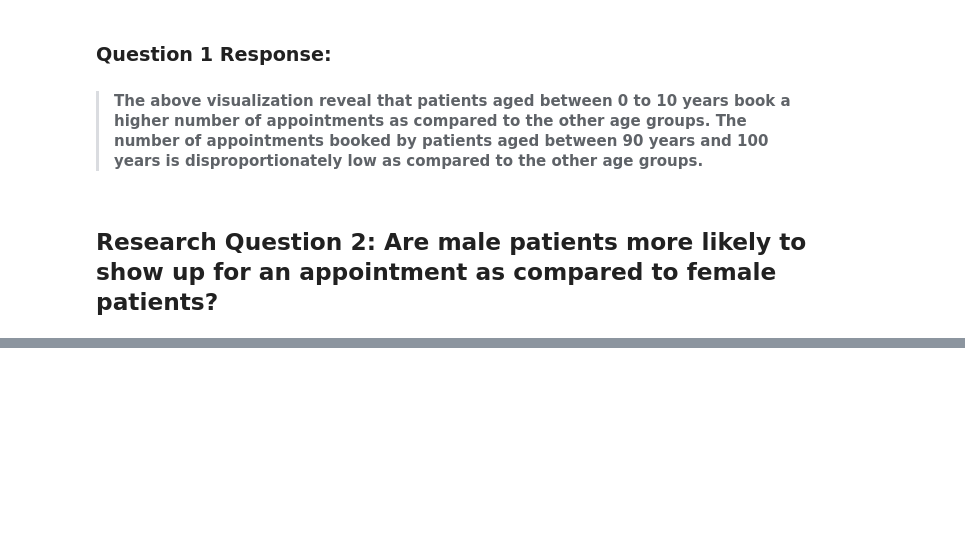
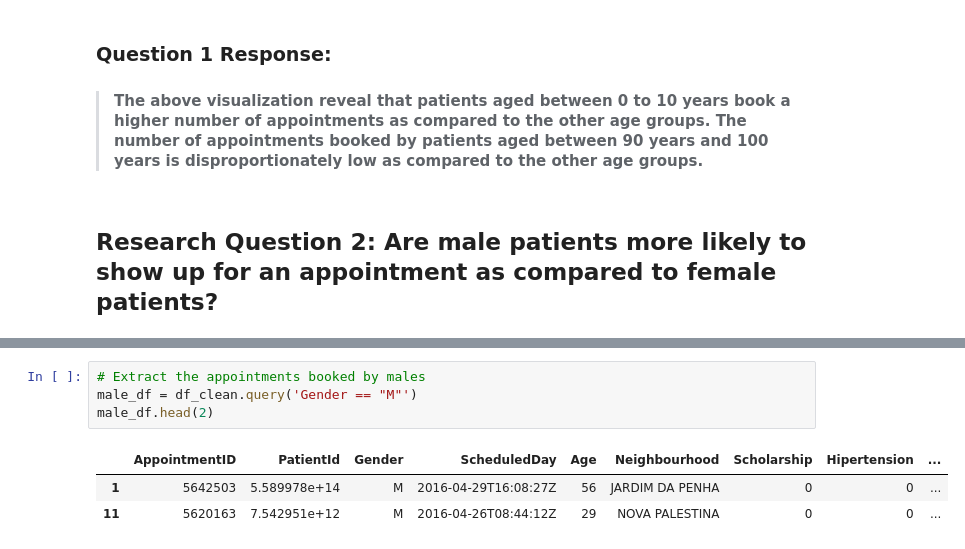
Before and after one commit to Kevson1/Doctor-s-Appointment-Case-Study, a Jupyter notebook: Appointments.ipynb, the cells around one changed output, grey strips where cells are left out. Cells and saved outputs as stored; diff of their text form; blank space fills up the shorter version.

Commit message:
Creates two separate data frames for the male and female patients to address the research question 2

```diff
--- a/Appointments.ipynb
+++ b/Appointments.ipynb
@@ -252,0 +261,8 @@ plt.ylabel('Frequency');
+# %%
+# Extract the appointments booked by males
+male_df = df_clean.query('Gender == "M"')
+male_df.head(2)
+# %% [output]
+|  | AppointmentID | PatientId | Gender | ScheduledDay | Age | Neighbourhood | Scholarship | Hipertension | ... |
+| 1 | 5642503 | 5.589978e+14 | M | 2016-04-29T16:08:27Z | 56 | JARDIM DA PENHA | 0 | 0 | ... |
+| 11 | 5620163 | 7.542951e+12 | M | 2016-04-26T08:44:12Z | 29 | NOVA PALESTINA | 0 | 0 | ... |
```
Also changed, not shown: parts of 7 cells of this notebook.
